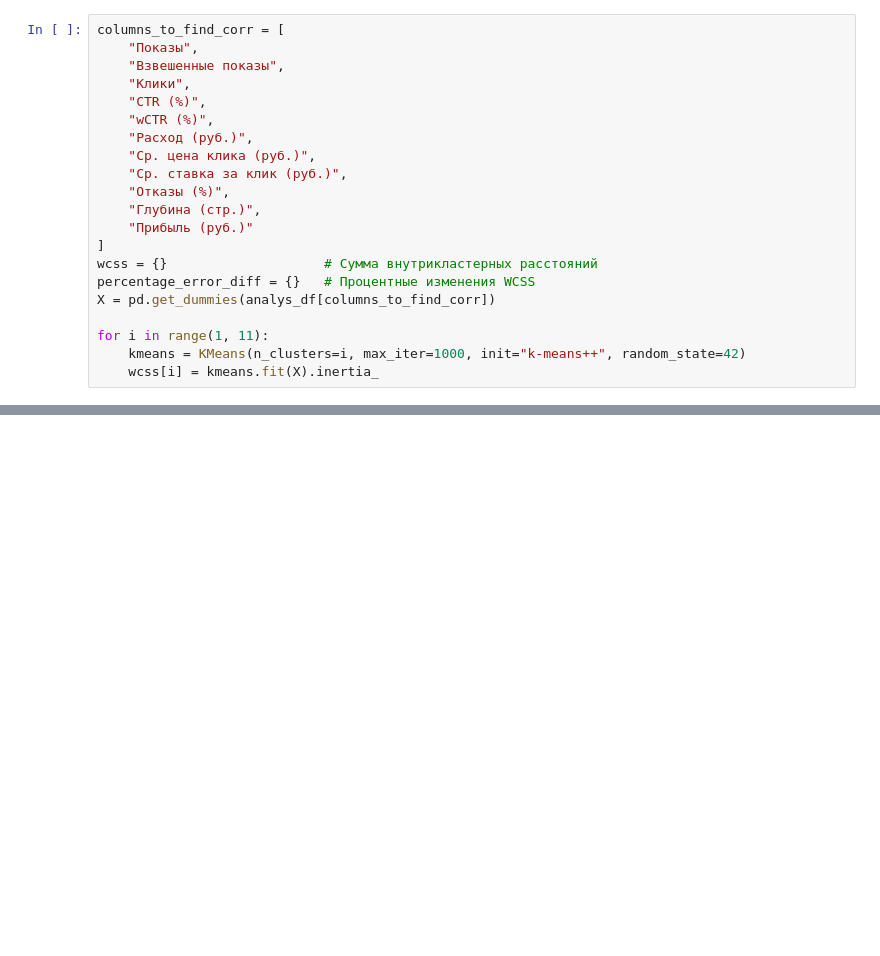
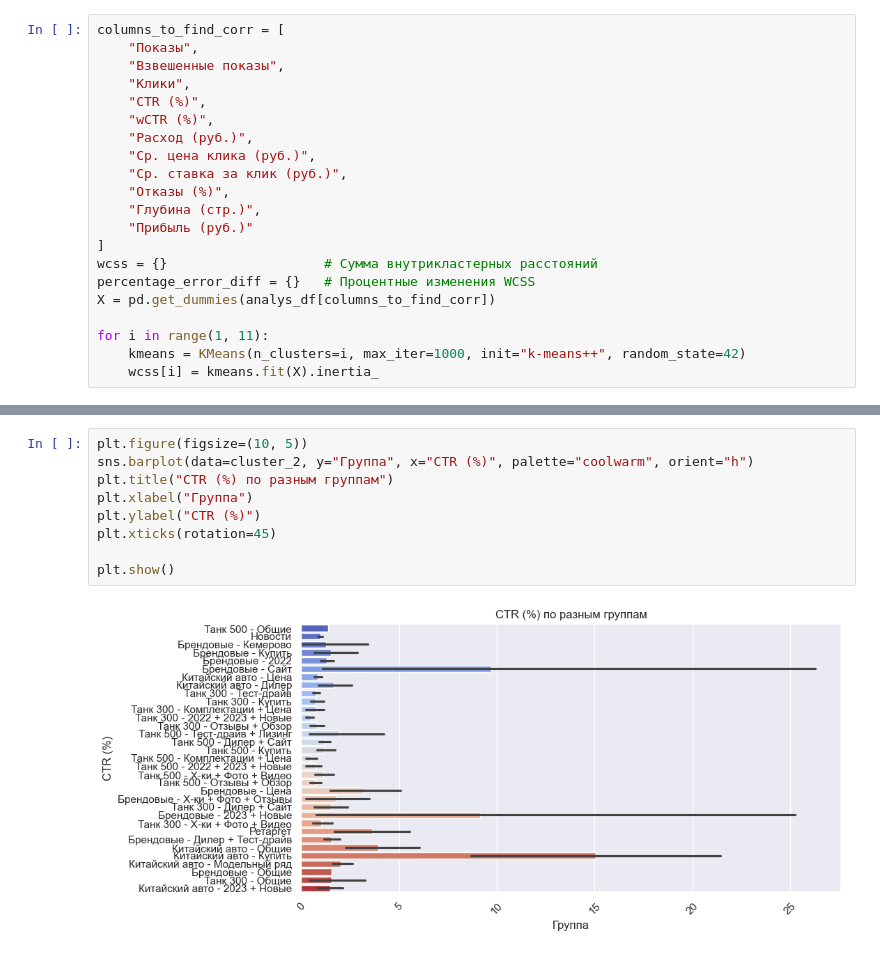
Before and after one commit to neZorinEgor/AdsAnalyzer, a Jupyter notebook: analys/main.ipynb, the cells around one changed output, grey strips where cells are left out. Drawn from its saved outputs; the diff is of its cells as text; blank space fills up the shorter version.

```diff
--- a/analys/main.ipynb
+++ b/analys/main.ipynb
@@ -512,0 +473,11 @@ cluster_0.describe()
+# %%
+plt.figure(figsize=(10, 5))
+sns.barplot(data=cluster_2, y="Группа", x="CTR (%)", palette="coolwarm", orient="h")
+plt.title("CTR (%) по разным группам")
+plt.xlabel("Группа")
+plt.ylabel("CTR (%)")
+plt.xticks(rotation=45)
+
+plt.show()
+# %% [output]
+[figure, added]
```
Also changed, not shown: parts of 14 cells of this notebook.
